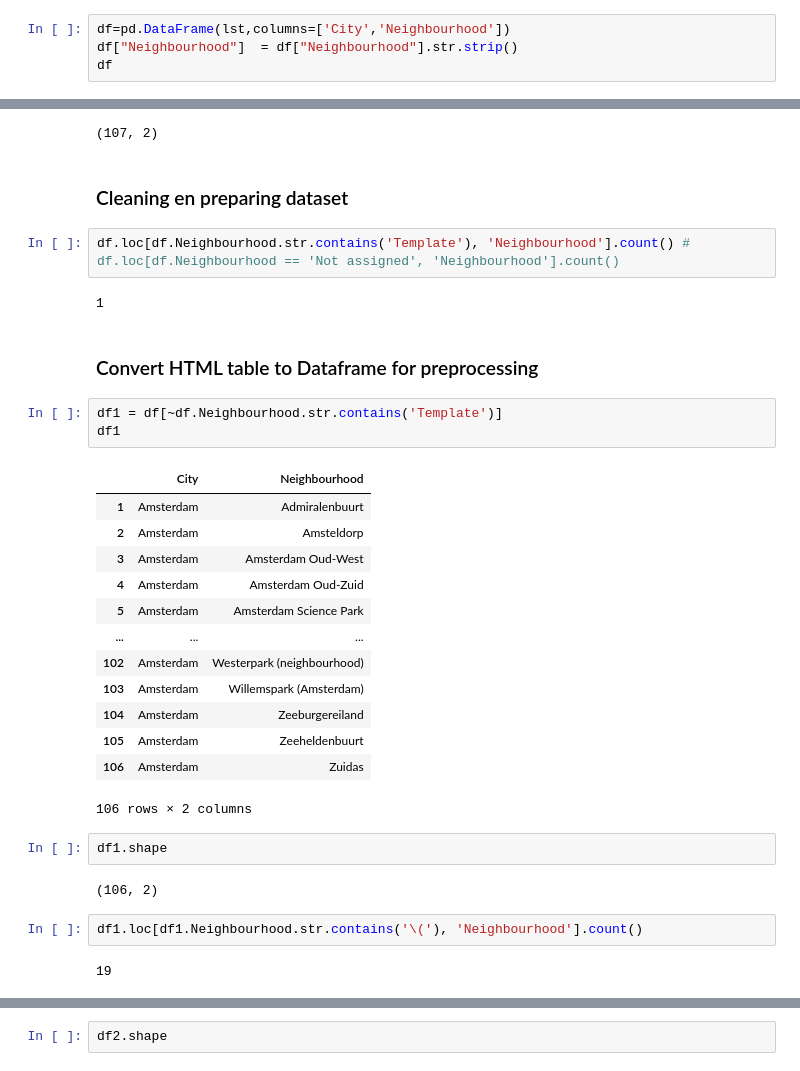
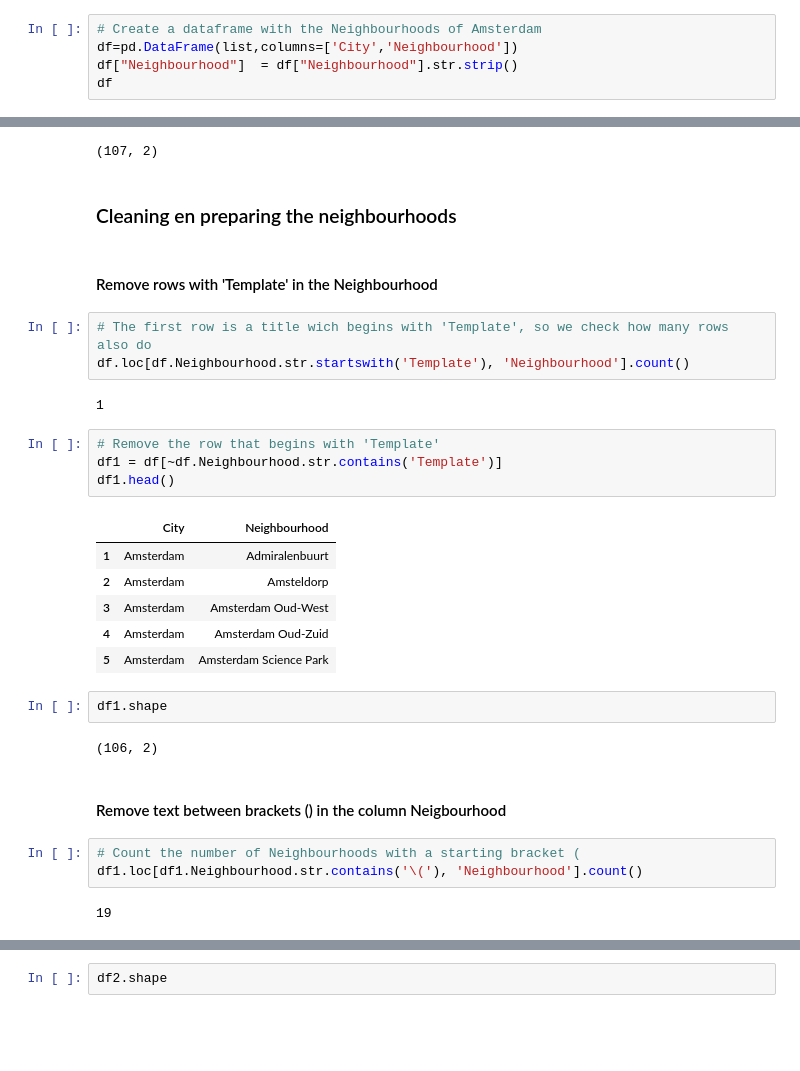
Before and after one commit to desoto1959/Coursera_Capstone, a Jupyter notebook: The_Battle_of_the_Neighbourhoods.ipynb, the cells around one changed output, grey strips where cells are left out. Drawn from its saved outputs; the diff is of its cells as text; blank space fills up the shorter version.

```diff
--- a/The_Battle_of_the_Neighbourhoods.ipynb
+++ b/The_Battle_of_the_Neighbourhoods.ipynb
@@ -72,7 +63,8 @@ lst
  ['Amsterdam', 'Zeeheldenbuurt'],
  ['Amsterdam', 'Zuidas']]
 # %%
-df=pd.DataFrame(lst,columns=['City','Neighbourhood'])
+# Create a dataframe with the Neighbourhoods of Amsterdam
+df=pd.DataFrame(list,columns=['City','Neighbourhood'])
 df["Neighbourhood"]  = df["Neighbourhood"].str.strip()
 df
 # %% [output]
@@ -94,35 +86,33 @@ df.shape
 # %% [output]
 (107, 2)
 # %% [markdown]
-### Cleaning en preparing dataset
+### Cleaning en preparing the neighbourhoods
-# %%
-df.loc[df.Neighbourhood.str.contains('Template'), 'Neighbourhood'].count() # df.loc[df.Neighbourhood == 'Not assigned', 'Neighbourhood'].count()
-# %% [output]
-1
-# %% [markdown]
-### Convert HTML table to Dataframe for preprocessing
+# %% [markdown]
+#### Remove rows with 'Template' in the Neighbourhood
+# %%
+# The first row is a title wich begins with 'Template', so we check how many rows also do
+df.loc[df.Neighbourhood.str.startswith('Template'), 'Neighbourhood'].count()
+# %% [output]
+1
 # %%
+# Remove the row that begins with 'Template'
 df1 = df[~df.Neighbourhood.str.contains('Template')]
-df1
+df1.head()
 # %% [output]
 |  | City | Neighbourhood |
 | 1 | Amsterdam | Admiralenbuurt |
 | 2 | Amsterdam | Amsteldorp |
 | 3 | Amsterdam | Amsterdam Oud-West |
 | 4 | Amsterdam | Amsterdam Oud-Zuid |
 | 5 | Amsterdam | Amsterdam Science Park |
-| ... | ... | ... |
-| 102 | Amsterdam | Westerpark (neighbourhood) |
-| 103 | Amsterdam | Willemspark (Amsterdam) |
-| 104 | Amsterdam | Zeeburgereiland |
-| 105 | Amsterdam | Zeeheldenbuurt |
-| 106 | Amsterdam | Zuidas |
-106 rows × 2 columns
 # %%
 df1.shape
 # %% [output]
 (106, 2)
+# %% [markdown]
+#### Remove text between brackets () in the column Neigbourhood
 # %%
+# Count the number of Neighbourhoods with a starting bracket (
 df1.loc[df1.Neighbourhood.str.contains('\('), 'Neighbourhood'].count()
 # %% [output]
 19
```
Also changed, not shown: parts of 21 cells of this notebook.
